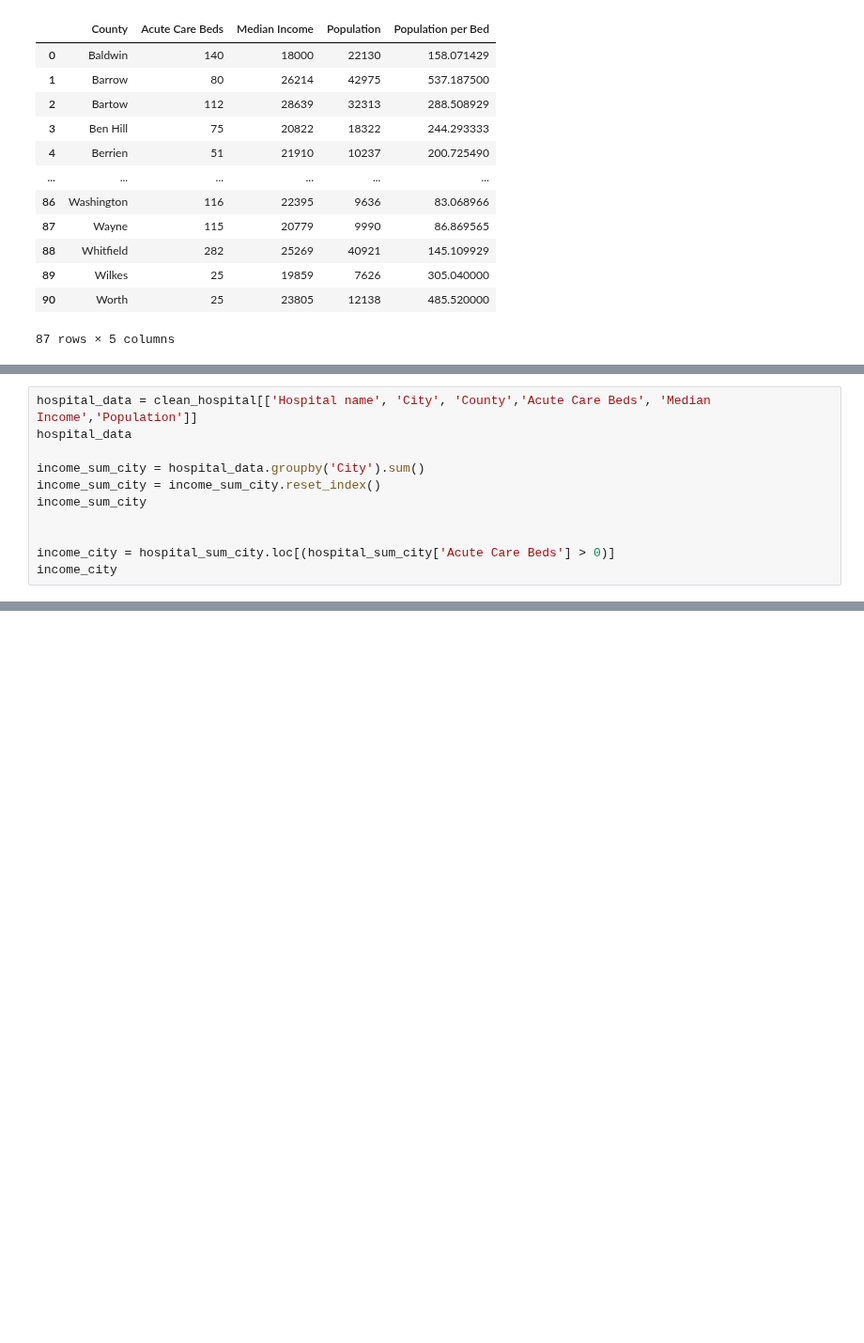
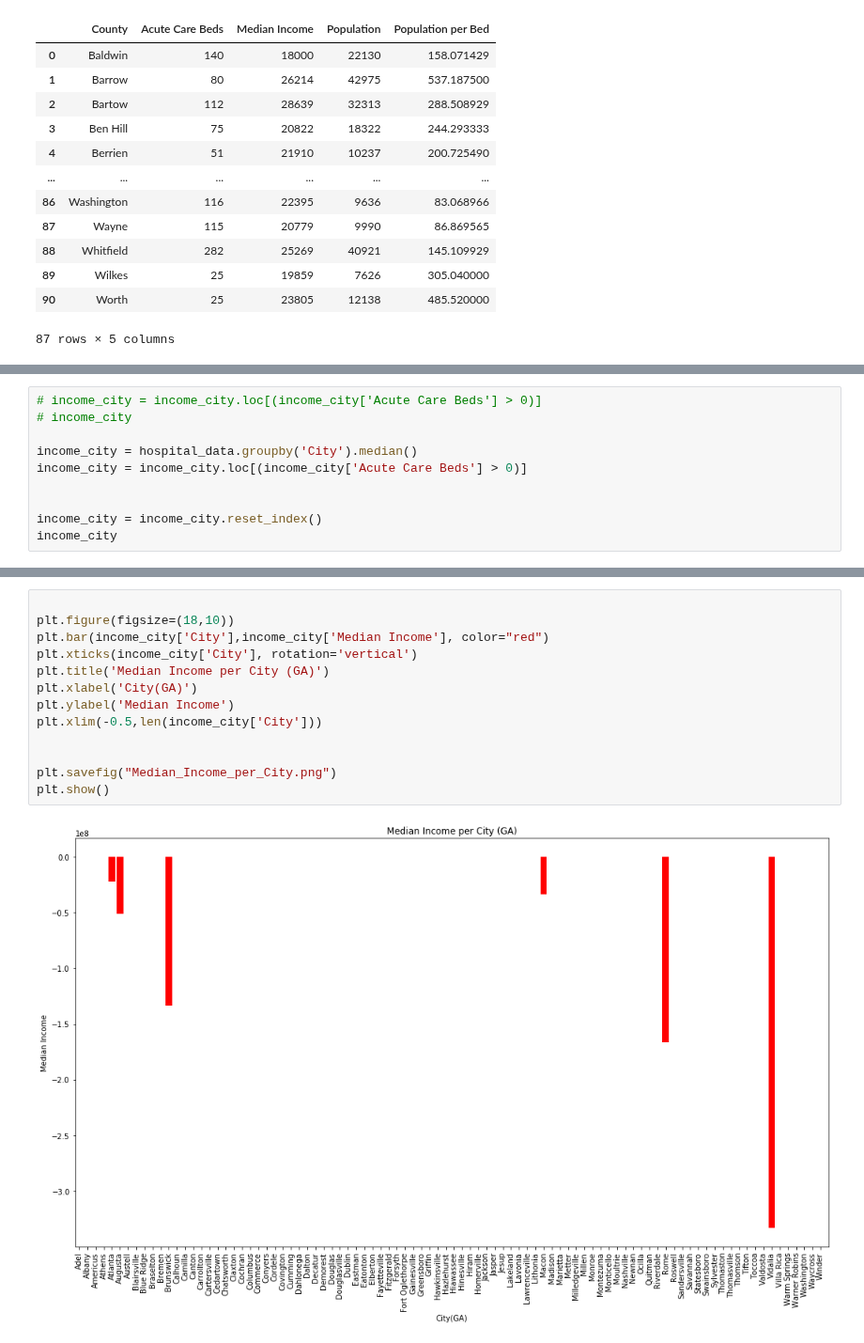
Before and after one commit to jtilenis/Data_Scavengers, a Jupyter notebook: bar_charts.ipynb, the cells around one changed output, grey strips where cells are left out. Shown at 94% size. Saved outputs shown, nothing was run; the diff lists cells and outputs as text; blank space fills up the shorter version.

```diff
--- a/bar_charts.ipynb
+++ b/bar_charts.ipynb
@@ -265,14 +265,3 @@ plt.savefig("Population_per_Bed_by_County.png")
 plt.show()
 # %% [output]
 [figure]
-# %%
-hospital_data = clean_hospital[['Hospital name', 'City', 'County','Acute Care Beds', 'Median Income','Population']]
-hospital_data
-
-income_sum_city = hospital_data.groupby('City').sum()
-income_sum_city = income_sum_city.reset_index()
-income_sum_city
-
-
-income_city = hospital_sum_city.loc[(hospital_sum_city['Acute Care Beds'] > 0)]
-income_city
@@ -292,0 +268,10 @@ income_city
+# %%
+# income_city = income_city.loc[(income_city['Acute Care Beds'] > 0)]
+# income_city
+
+income_city = hospital_data.groupby('City').median()
+income_city = income_city.loc[(income_city['Acute Care Beds'] > 0)]
+
+
+income_city = income_city.reset_index()
+income_city
@@ -292,0 +292,15 @@ income_city
+# %%
+
+plt.figure(figsize=(18,10))
+plt.bar(income_city['City'],income_city['Median Income'], color="red")
+plt.xticks(income_city['City'], rotation='vertical')
+plt.title('Median Income per City (GA)')
+plt.xlabel('City(GA)')
+plt.ylabel('Median Income')
+plt.xlim(-0.5,len(income_city['City']))
+
+
+plt.savefig("Median_Income_per_City.png")
+plt.show()
+# %% [output]
+[figure, added]
```
Also changed, not shown: parts of 8 cells of this notebook, 1 other file.
